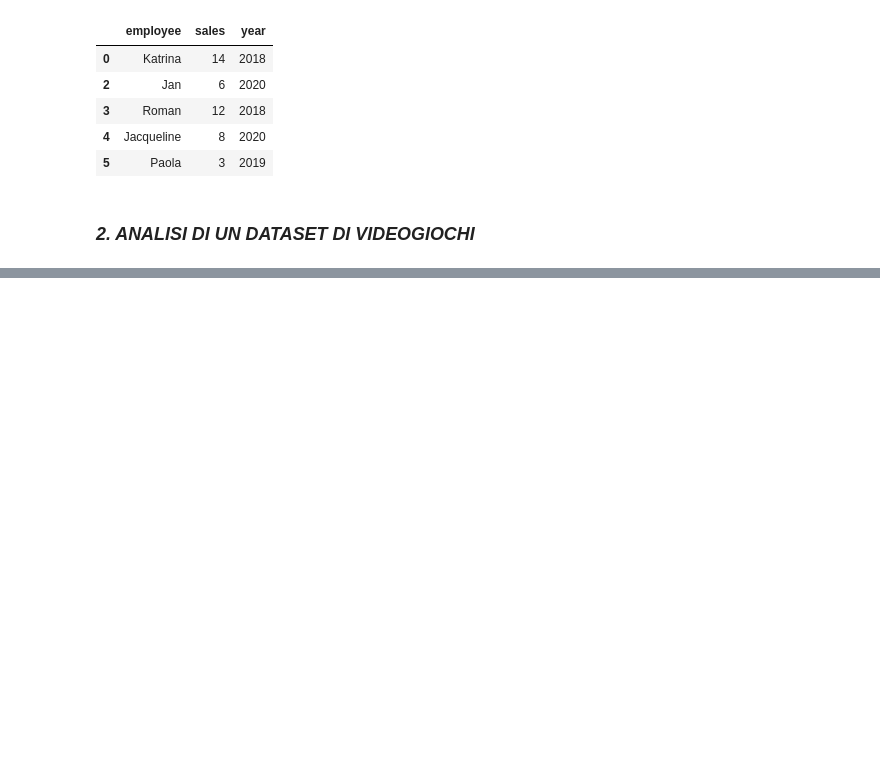
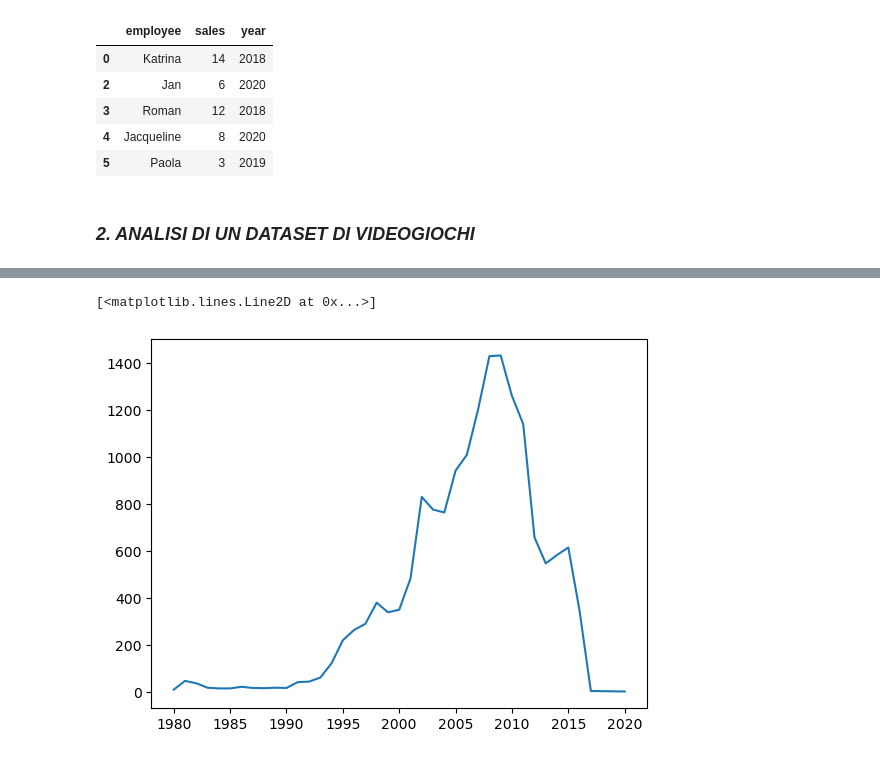
Before and after one commit to MatteoBarel57/programminglab2, a Jupyter notebook: Es5.ipynb, the cells around one changed output, grey strips where cells are left out. Cells and saved outputs as stored; diff of their text form; code cells hidden in the pictures; blank space fills up the shorter version.

```diff
--- a/Es5.ipynb
+++ b/Es5.ipynb
@@ -78,0 +107,7 @@ sales[sales["employee"] > "J"]
+# %%
+anni = df["Year"].value_counts().sort_index()
+
+plt.plot(anni.index, anni.values)
+# %% [output]
+[<matplotlib.lines.Line2D at 0x...>]
+[figure, added]
```
Also changed, not shown: parts of 4 cells of this notebook.
